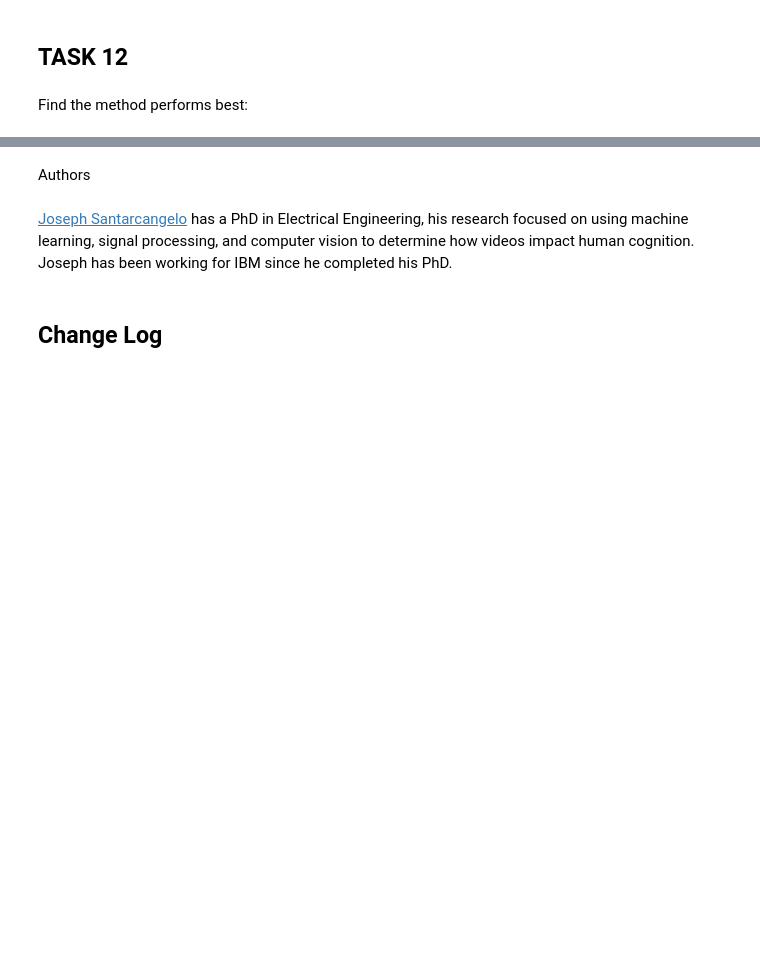
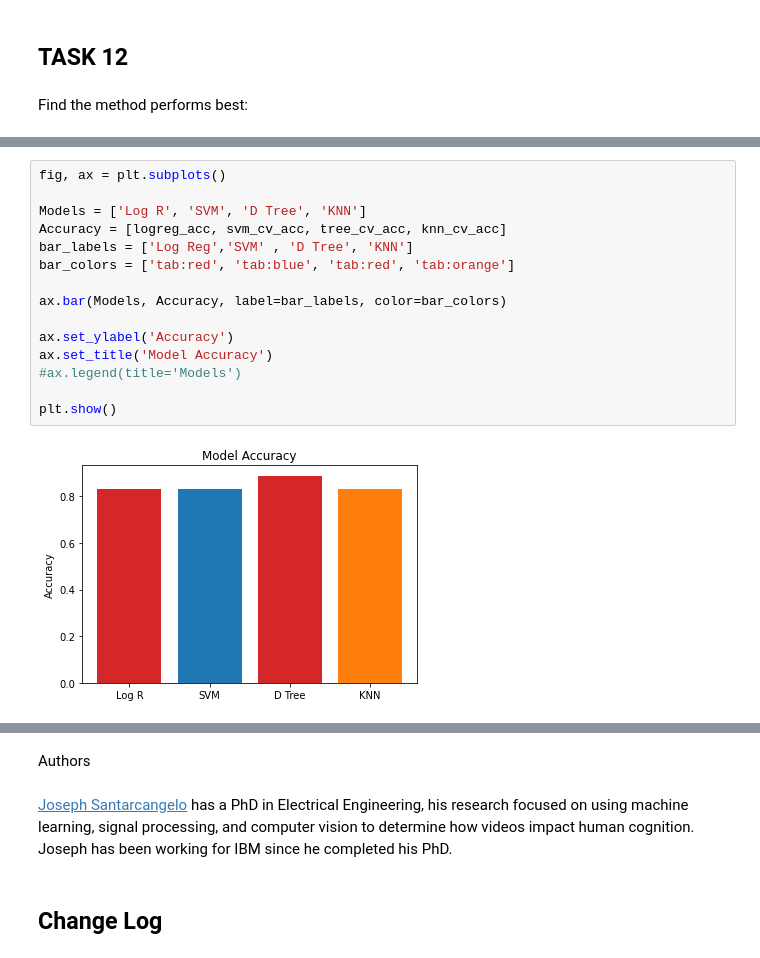
Before and after one commit to mattjcaron/Applied-Data-Science-Capstone, a Jupyter notebook: Machine Learning Prediction lab.ipynb, the cells around one changed output, grey strips where cells are left out. Cells and saved outputs as stored; diff of their text form; blank space fills up the shorter version.

```diff
--- a/Machine Learning Prediction lab.ipynb
+++ b/Machine Learning Prediction lab.ipynb
@@ -321,3 +349,20 @@ print(tabulate(mydata, headers=head, tablefmt="grid"))
+# %%
+fig, ax = plt.subplots()
+
+Models = ['Log R', 'SVM', 'D Tree', 'KNN']
+Accuracy = [logreg_acc, svm_cv_acc, tree_cv_acc, knn_cv_acc]
+bar_labels = ['Log Reg','SVM' , 'D Tree', 'KNN']
+bar_colors = ['tab:red', 'tab:blue', 'tab:red', 'tab:orange']
+
+ax.bar(Models, Accuracy, label=bar_labels, color=bar_colors)
+
+ax.set_ylabel('Accuracy')
+ax.set_title('Model Accuracy')
+#ax.legend(title='Models')
+
+plt.show()
+# %% [output]
+[figure, added]
 # %%
 target_names = ['Did Not Land', 'Landed']
 logreg_report = classification_report(Y_test, logreg_yhat, target_names=target_names)
```
Also changed, not shown: parts of 8 cells of this notebook.
